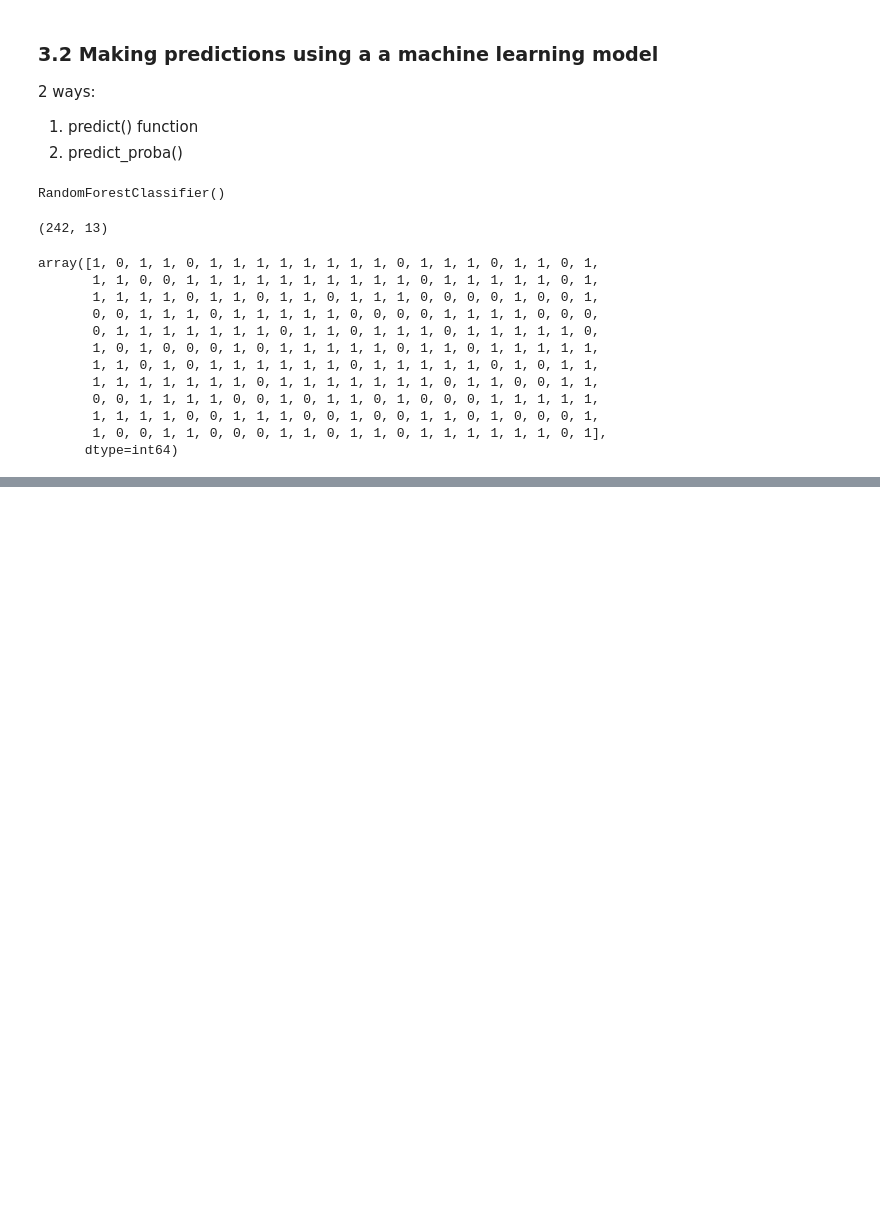
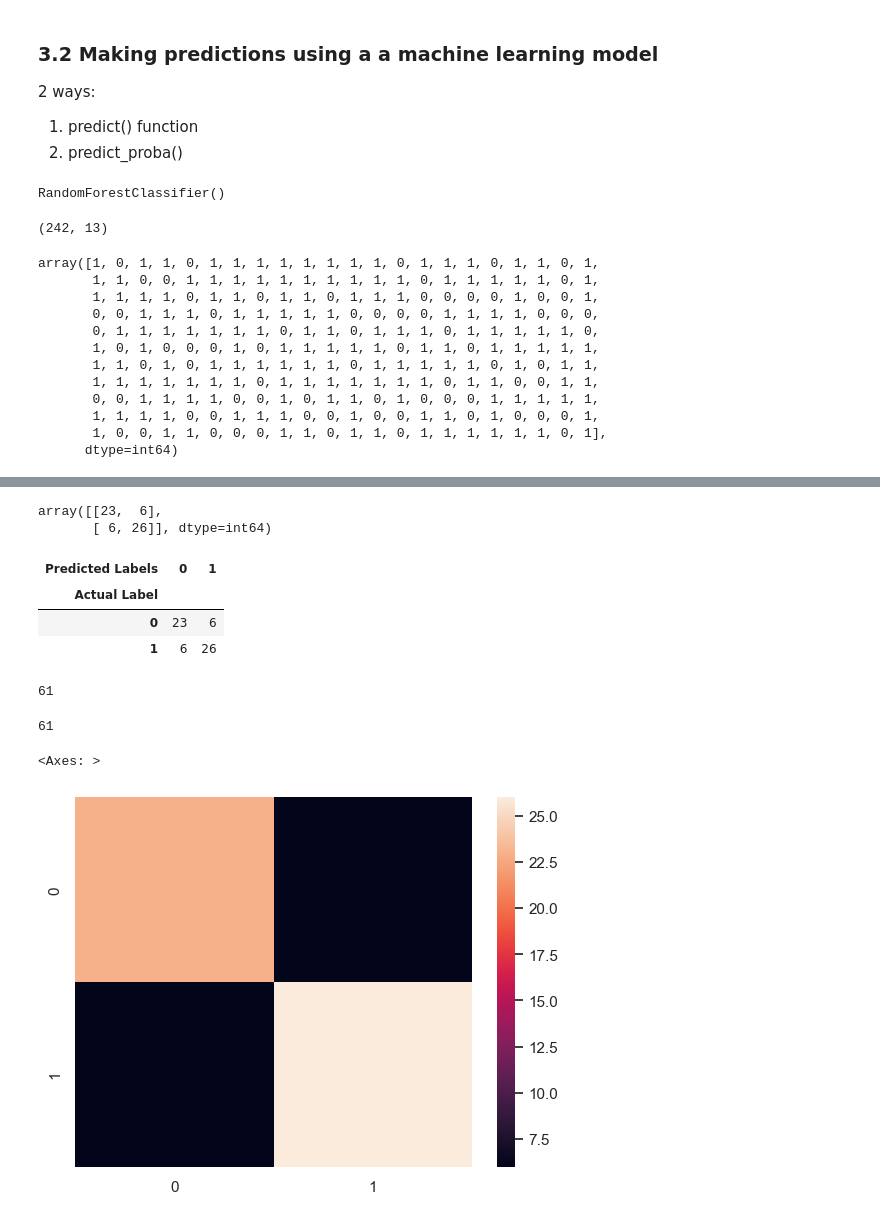
Before and after one commit to B-Rabbit7/machine-learning-101, a Jupyter notebook: Sickit/intro-to-scikit.ipynb, the cells around one changed output, grey strips where cells are left out. Saved outputs shown, nothing was run; the diff lists cells and outputs as text; code cells hidden in the pictures; blank space fills up the shorter version.

```diff
--- a/Sickit/intro-to-scikit.ipynb
+++ b/Sickit/intro-to-scikit.ipynb
@@ -697,0 +1088,44 @@ array([1, 0, 1, 1, 0, 1, 1, 1, 1, 1, 1, 1, 1, 0, 1, 1, 1, 0, 1, 1, 0, 1,
+# %%
+from sklearn.metrics import confusion_matrix
+
+y_preds = clf.predict(X_test)
+
+confusion_matrix(y_test,y_preds)
+# %% [output]
+array([[23,  6],
+       [ 6, 26]], dtype=int64)
+# %%
+# Visualize confusion matric with pd.crosstab()
+
+pd.crosstab(y_test, y_preds, rownames=["Actual Label"]
+            , colnames=["Predicted Labels"])
+# %% [output]
+| Predicted Labels | 0 | 1 |
+| Actual Label |  |  |
+| 0 | 23 | 6 |
+| 1 | 6 | 26 |
+# %%
+23+12+26
+# %% [output]
+61
+# %%
+len(y_preds)
+# %% [output]
+61
+# %%
+# the model is getting confused at the diagnol (we can see fpr, and tpr)
+
+# Make our confusion matric more visual with Seaborn's heat map
+import seaborn as sns
+
+# Set the font scale
+# sns.set(font_scale = 1)
+sns.set_theme(context="notebook")
+# create confusion matric
+conf_mat = confusion_matrix(y_test,y_preds)
+
+# Plot it using Seaborn
+sns.heatmap(conf_mat)
+# %% [output]
+<Axes: >
+[figure, added]
```
Also changed, not shown: parts of 65 cells of this notebook, 1 other file.
